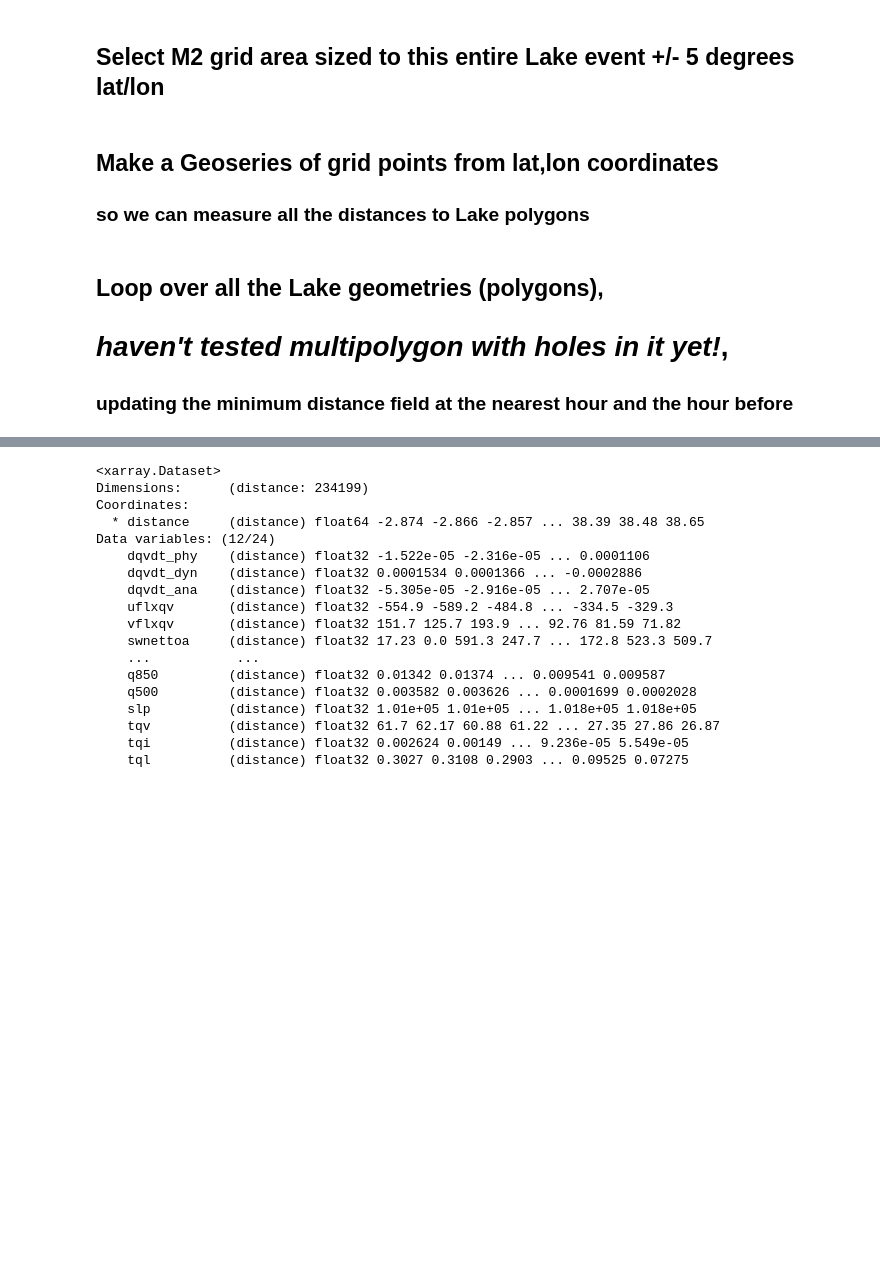
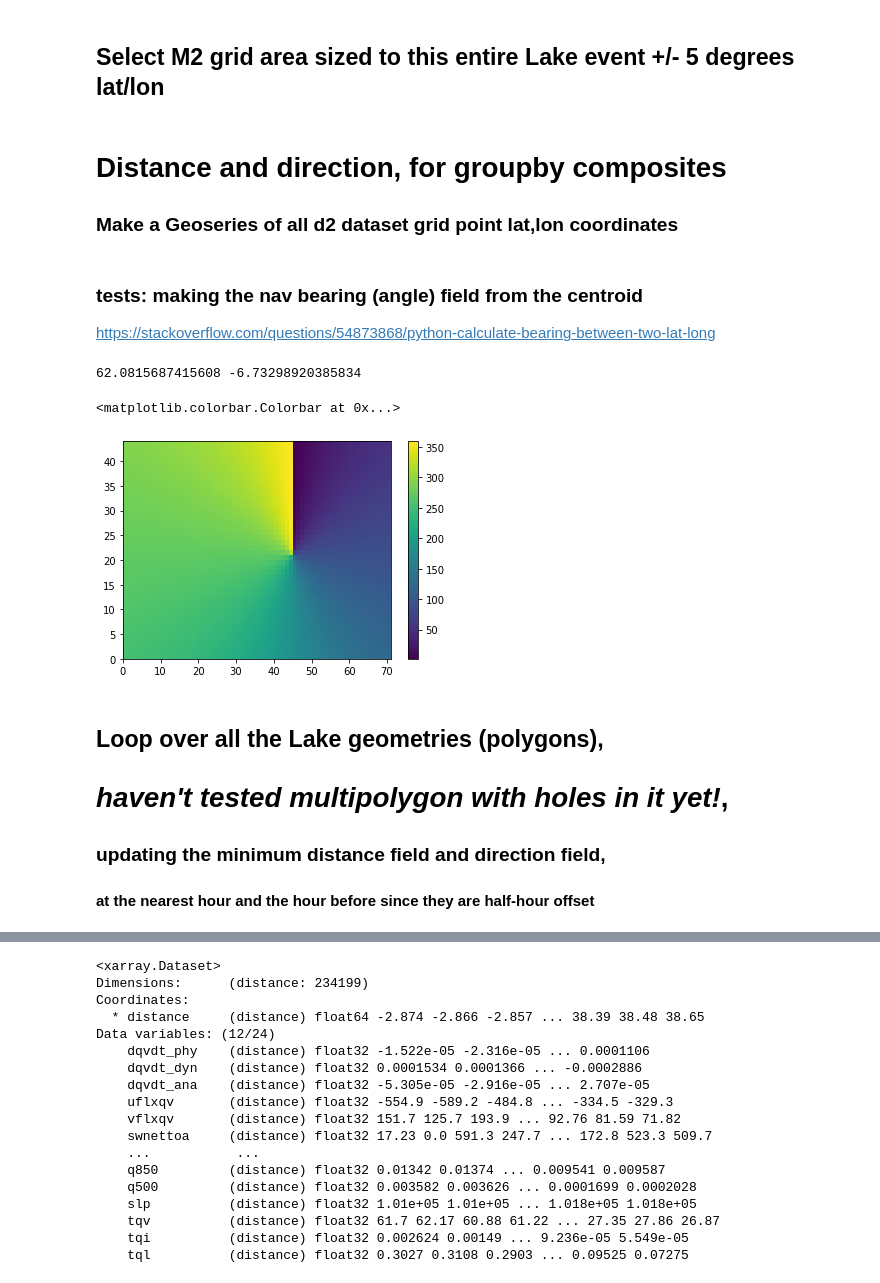
Before and after one commit to snigsam/VaporLakes, a Jupyter notebook: Distfields_from_alake.ipynb, the cells around one changed output, grey strips where cells are left out. Saved outputs shown, nothing was run; the diff lists cells and outputs as text; code cells hidden in the pictures; blank space fills up the shorter version.

```diff
--- a/Distfields_from_alake.ipynb
+++ b/Distfields_from_alake.ipynb
@@ -89,6 +89,8 @@ d2slv = xr.open_dataset('https://goldsmr4.gesdisc.eosdis.nasa.gov/dods/M2T1NXSLV
 
 var_diag = ['dqvdt_phy','dqvdt_dyn','dqvdt_ana','uflxqv','vflxqv','swnettoa']
 var_flux = ['eflux','evap','hflux','preccon','precanv','prectot','prevtot','prectotcorr']
-var_slv = [ 't2m','ts','t850','t500','q850','q500','slp','tqv','tqi','tql', 'disph' ]
+var_slv = [ 't2m','ts','t850','t500','q850','q500','slp','tqv','tqi','tql',  \
+           'disph','tropt' ] # dummy ones to re-use as distance and direction
 
-d2super = d2diag[ var_diag ].merge(d2flux[ var_flux ]).merge(d2slv[ var_slv ]).rename({"disph":"distance"})
+d2super = d2diag[ var_diag ].merge(d2flux[ var_flux ]).merge(d2slv[ var_slv ])\
+        .rename({"disph":"distance"}).rename({"tropt":"dir_to_centroid"})
@@ -103,9 +125,11 @@ d2 = d2super.sel( lat =slice(bounds.miny.min()-5, bounds.maxy.max()+5),
 
 d2.distance.values = d2.distance.values*0 +999.
 d2['distance'].attrs['long_name'] = 'distance outside nearest lake (negative for interiors)'
-d2['distance'].attrs['units'] = 'degrees'
+d2['distance'].attrs['units'] = 'degrees lat/lon'
+d2['dir_from_centroid'].attrs['long_name'] = 'navigation angle from centroid of nearest lake'
+d2['dir_from_centroid'].attrs['units'] = 'nav.degrees'
 # %% [markdown]
-## Make a Geoseries of grid points from lat,lon coordinates
-### so we can measure all the distances to Lake polygons
+# Distance and direction, for groupby composites
+### Make a Geoseries of all d2 dataset grid point lat,lon coordinates
 # %%
 from shapely.geometry import Point
@@ -116,4 +144,29 @@ points = gp.GeoSeries( [Point(x, y) for x, y in zip(lon2d.ravel(),lat2d.ravel())
+# %% [markdown]
+### tests: making the nav bearing (angle) field from the centroid
+
+https://stackoverflow.com/questions/54873868/python-calculate-bearing-between-two-lat-long
+# %%
+# test for one point, 205th polygon
+import pyproj
+geodesic = pyproj.Geod(ellps='WGS84')
+
+centlon = gdf.geometry[205].centroid.x
+centlat = gdf.geometry[205].centroid.y
+print(centlon, centlat)
+
+dir_to = []
+for i in range(len(lon2d.ravel())):
+    fwd_az,back_az,d = geodesic.inv(lon2d.ravel()[i], lat2d.ravel()[i], [centlon], [centlat])
+    dir_to.append(fwd_az+180)
+
+dir_to = np.array(dir_to).reshape(len(d2.lat),len(d2.lon))
+plt.pcolormesh( dir_to ); plt.colorbar()
+# %% [output]
+62.0815687415608 -6.73298920385834
+<matplotlib.colorbar.Colorbar at 0x...>
+[figure, added]
 # %% [markdown]
 ## Loop over all the Lake geometries (polygons),
 # *haven't tested multipolygon with holes in it yet!*,
-### updating the minimum distance field at the nearest hour and the hour before
+### updating the minimum distance field and direction field,
+#### at the nearest hour and the hour before since they are half-hour offset
```
Also changed, not shown: parts of 13 cells of this notebook.
